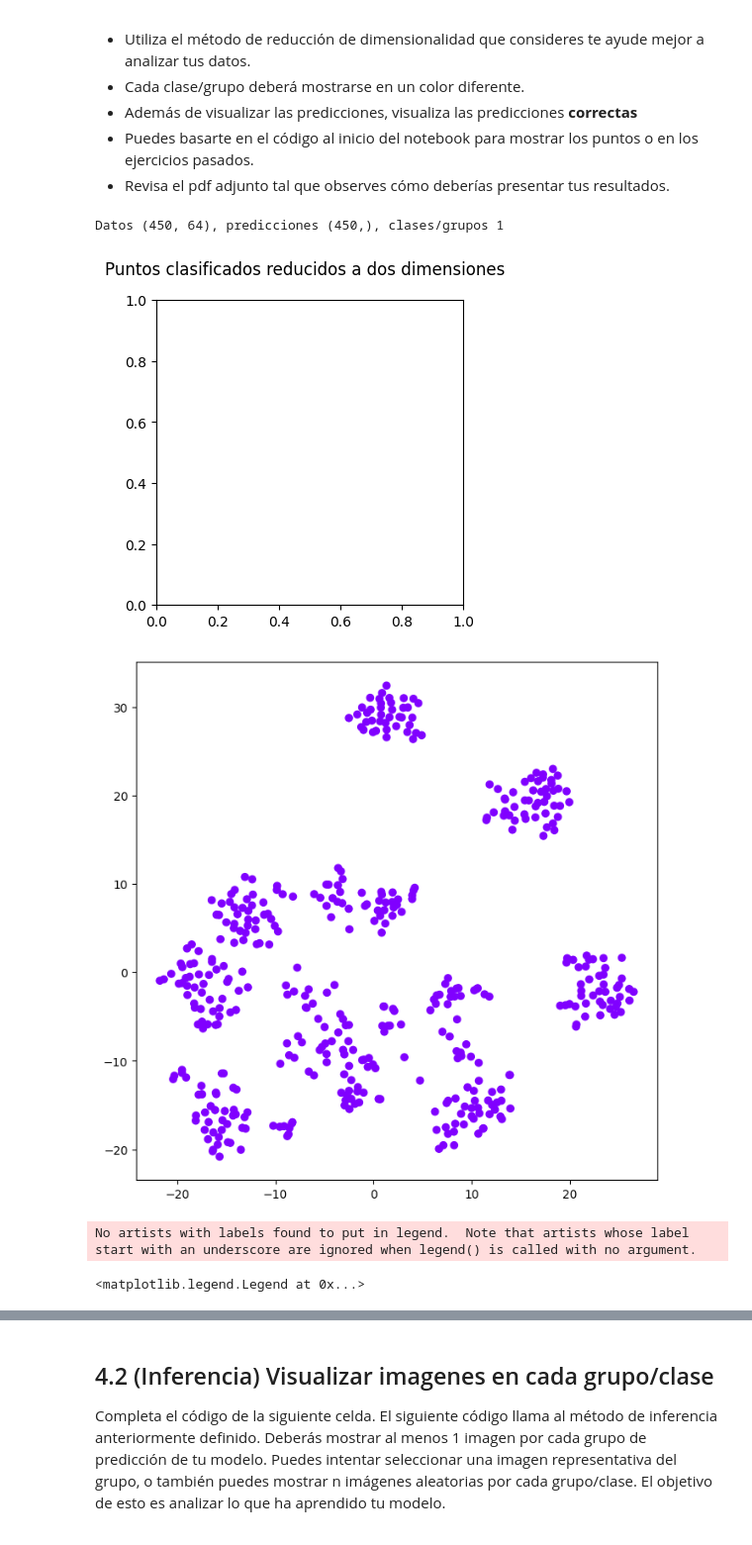
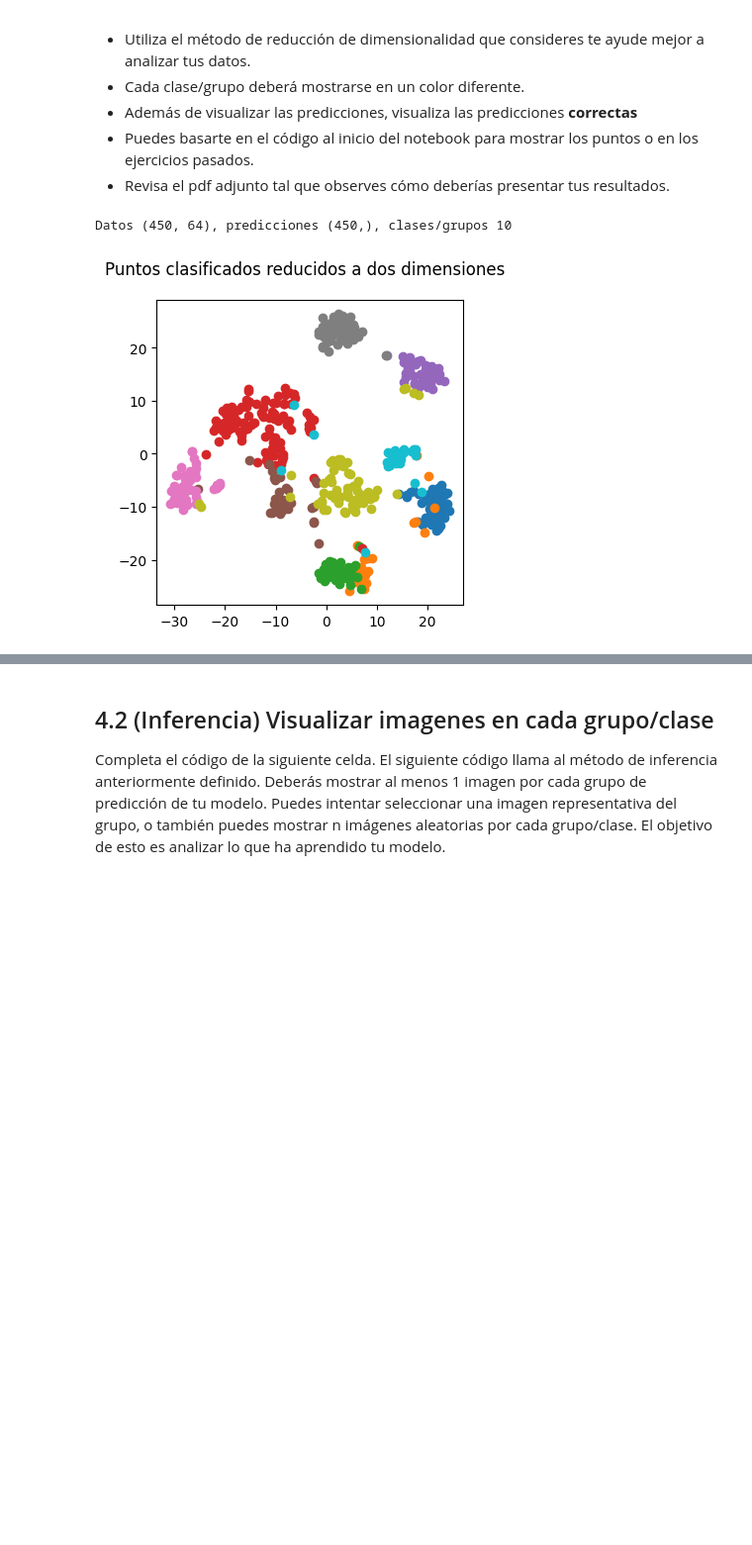
Before and after one commit to xJonathanS7x/SI23-BongoCat, a Jupyter notebook: proyecto_1_ML/proyecto_1_ML.ipynb, the cells around one changed output, grey strips where cells are left out. Shown at 99% size. Saved outputs shown, nothing was run; the diff lists cells and outputs as text; code cells hidden in the pictures; blank space fills up the shorter version.

```diff
--- a/proyecto_1_ML/proyecto_1_ML.ipynb
+++ b/proyecto_1_ML/proyecto_1_ML.ipynb
@@ -157,7 +158,7 @@ def mi_modelo(X, label):
 
     # TODO: Entrena el modelo y regresa el modelo entrenado en los datos de entrenamiento.
     # Entrena tu modelo con los DATOS NORMALIZADOS
-    model = DBSCAN(eps=0.3, min_samples=10).fit(data)
+    model = KMeans(n_clusters=10, random_state=0).fit(data,label)
     return model
 
 def mi_inferencia(modelo, X_val):
@@ -176,7 +177,7 @@ def mi_inferencia(modelo, X_val):
     # TODO: Utiliza el modelo para predecir valores para los datos de validación
     # Regresa las predicciones de tu modelo para X_val.
     # Aplica inferencia sobre los DATOS NORMALIZADOS
-    preds = DBSCAN(eps=0.3, min_samples=10).fit_predict(data)
+    preds = modelo.fit_predict(data)
 
     return preds
 
@@ -185,7 +186,7 @@ modelo = mi_modelo(data_train, target_train)
 
 # Utilizamos los datos de validacion (alta dimensionalidad) para hacer inferencia
 # con el modelo entrenado
-pred = mi_inferencia(modelo, data_val)
+preds = mi_inferencia(modelo, data_val)
 # %% [markdown]
 # 4. Evaluación y análisis de las predicciones
 En esta sección incluimos funciones que te permiten visualizar la predicción de tu modelo para el set de validación. Dado que nuestros datos son de alta dimensionalidad (64) necesitamos reducirlos para poder analizar las predicciones. Recuerda que en esta sección solo funcionará si has definido tu modelo correctamente en el método anterior `mi_modelo`. Recuerda que en esta sección nos interesa mostar el rendimiento del modelo en los datos de *validación*.
@@ -202,26 +203,27 @@ Diseña un programa tal que puedas visualizar **las predicciones de TU modelo**
 # %%
 # Llamamos a inferencia de su modelo
 # preds deberá ser de la forma N,1
 # indicando el número al que corresponde cada imagen
 preds = mi_inferencia(modelo, data_val)
 
 # Buscamos la cantidad de grupos/clases que hay en los datos de validación
 group_pred = np.unique(preds)
 n_groups = len(group_pred)
 print(f"Datos {data_val.shape}, predicciones {preds.shape}, clases/grupos {n_groups}")
 
 fig, ax_reduced = plt.subplots(1, 1, figsize=(4,4))
 fig.suptitle("Puntos clasificados reducidos a dos dimensiones")
 
 # TODO: Grafíca los datos DE VALIDACIÓN reducidos (reduced_data_val)
 # con un color distinto para cada grupo/clase que tu modelo ha predecido (preds)
 #========== Start =========
+for c in group_pred:
+    indices = np.where(preds == c)
+    plot_data = reduced_data_val[indices]
+    ax_reduced.scatter(plot_data[:, 0], plot_data[:, 1], label=f"Grupo {c}")
 #========== End ===========
 plt.show()
-plt.legend()
+# plt.legend()
 # %% [output]
-Datos (450, 64), predicciones (450,), clases/grupos 1
+Datos (450, 64), predicciones (450,), clases/grupos 10
-[figure, old version]
+[figure, new version]
-[figure, removed]
-No artists with labels found to put in legend.  Note that artists whose label start with an underscore are ignored when legend() is called with no argument.
-<matplotlib.legend.Legend at 0x...>
```
Also changed, not shown: parts of 5 cells of this notebook.
